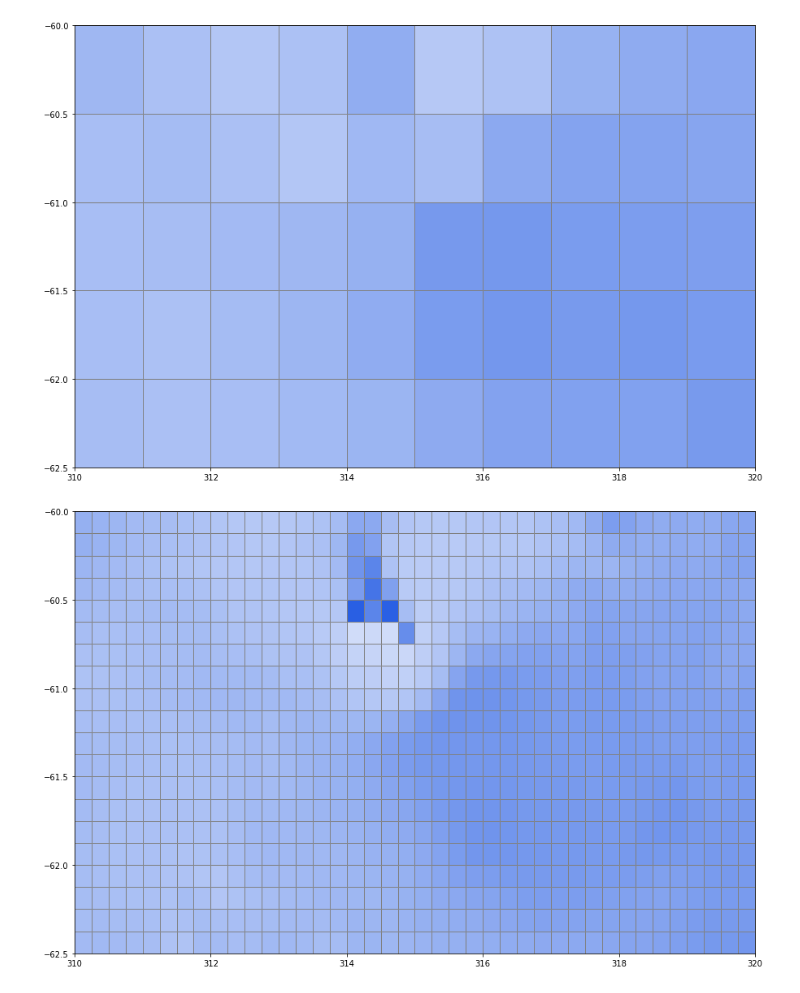
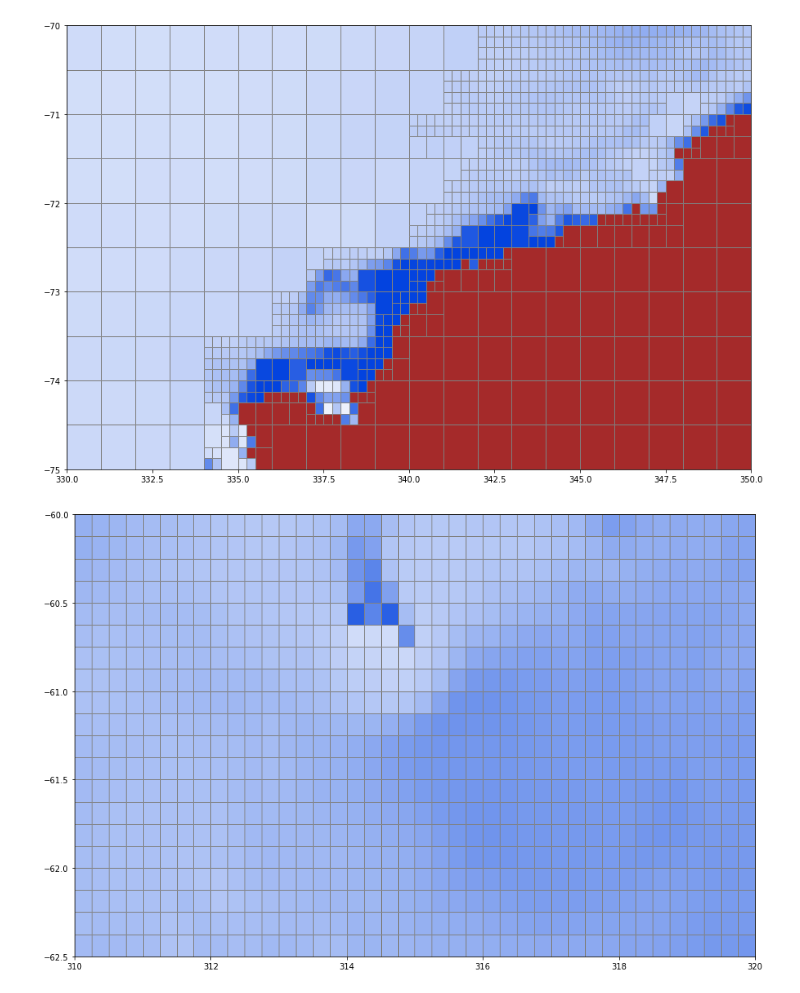
Before and after one commit to antarctica/PolarRoute, a Jupyter notebook: example_featureLocation.ipynb, the cells around one changed output. Cells and saved outputs as stored; diff of their text form; code cells hidden in the pictures.

```diff
--- a/example_featureLocation.ipynb
+++ b/example_featureLocation.ipynb
@@ -37,8 +37,8 @@ cellGrid.plot()
 # %%
-longMin = 310
-longMax = 320
-latMin = -62.5
-latMax = -60
+longMin = 330
+longMax = 350
+latMin = -75
+latMax = -70
 
 cellWidth = 1
 cellHeight = 0.5
@@ -47,9 +47,11 @@ cellGridSection = CellGrid(longMin, longMax, latMin, latMax, cellWidth, cellHeig
 cellGridSection.addIcePoints(icePoints)
 cellGridSection.addCurrentPoints(currentPoints)
 # %%
+
+cellGridSection.recursiveSplit(2)
 cellGridSection.plot()
 # %% [output]
-[figure, old version]
+[figure, new version]
 # %%
 cellGridSection.recursiveSplit(2)
 cellGridSection.plot()
```
Also changed, not shown: parts of 1 cell of this notebook, 3 other files.
